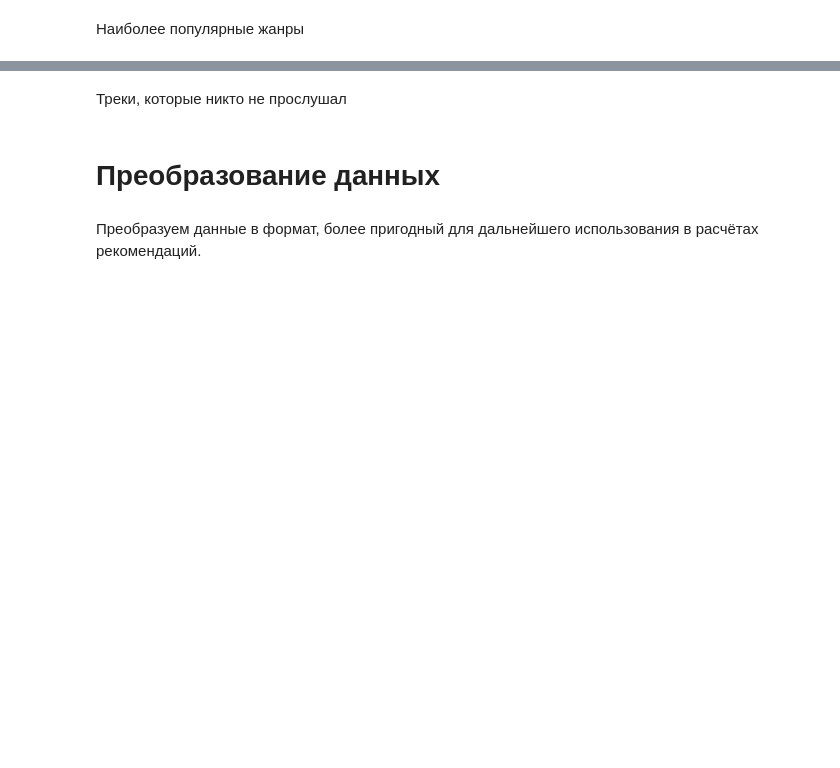
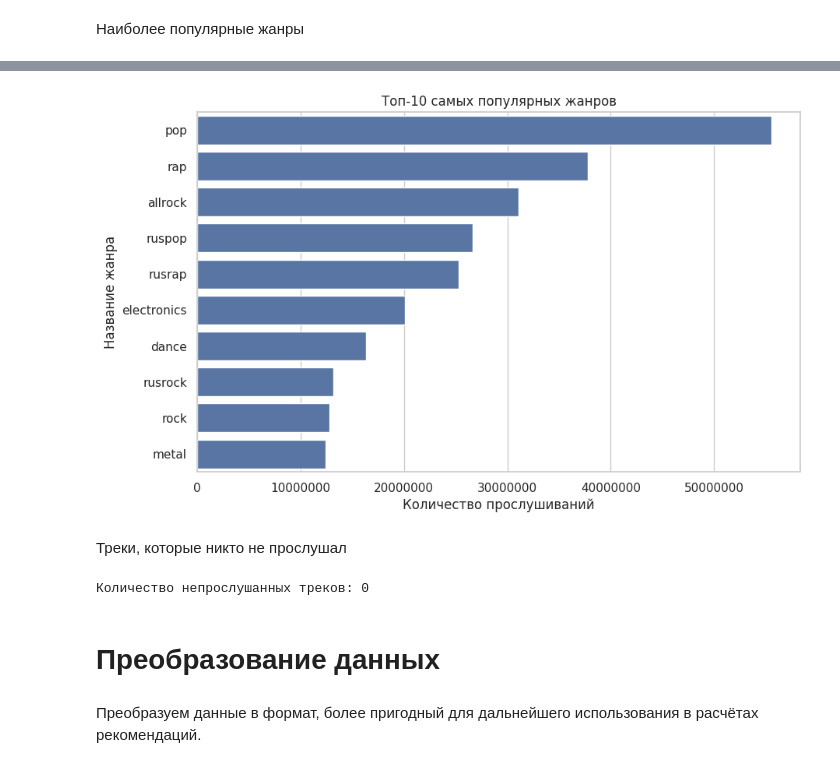
Before and after one commit to Krestom/mle-project-sprint-4-v001, a Jupyter notebook: recommendations.ipynb, the cells around one changed output, grey strips where cells are left out. Drawn from its saved outputs; the diff is of its cells as text; code cells hidden in the pictures; blank space fills up the shorter version.

```diff
--- a/recommendations.ipynb
+++ b/recommendations.ipynb
@@ -146,2 +218,28 @@ interactions.sample(10)
 # %% [markdown]
 Наиболее популярные жанры
+# %%
+# Разворачиваем список жанров для каждого трека
+tracks_exploded = tracks.explode('genres')
+
+# Объединяем с данными о прослушиваниях
+tracks_with_genres = tracks_exploded.merge(
+    track_listen_counts,
+    left_on='track_id',
+    right_on='track_id',
+    how='left'
+)
+
+# Группируем по жанрам и суммируем количество прослушиваний
+genre_popularity = tracks_with_genres.groupby('genres')['listen_count'].sum().reset_index()
+
+# Добавляем названия жанров из catalog_names
+genre_popularity_with_names = genre_popularity.merge(
+    catalog_names[catalog_names['type'] == 'genre'],
+    left_on='genres',
+    right_on='id',
+    how='left'
+)
+
+# Топ-10 самых популярных жанров
+top_genres = genre_popularity_with_names.sort_values(by='listen_count', ascending=False).head(10)
+top_genres[['genres', 'name', 'listen_count']]
@@ -148,5 +258,31 @@ interactions.sample(10)
+# %%
+plt.figure(figsize=(10, 6))
+sns.barplot(data=top_genres, x='listen_count', y='name')
+plt.title('Топ-10 самых популярных жанров')
+plt.xlabel('Количество прослушиваний')
+plt.ylabel('Название жанра')
+# Форматирование оси X
+plt.ticklabel_format(style='plain', axis='x')  # Отключаем научную нотацию
+plt.show()
+# %% [output]
+[figure, added]
 # %% [markdown]
 Треки, которые никто не прослушал
+# %%
+# Треки, которые не были прослушаны
+unlistened_tracks = tracks[~tracks['track_id'].isin(interactions['track_id'])]
+
+# Добавляем названия треков из catalog_names
+unlistened_tracks_with_names = unlistened_tracks.merge(
+    catalog_names[catalog_names['type'] == 'track'],
+    left_on='track_id',
+    right_on='id',
+    how='left'
+)
+
+print(f"Количество непрослушанных треков: {len(unlistened_tracks_with_names)}")
+# %% [output]
+Количество непрослушанных треков: 0
 # %% [markdown]
 # Преобразование данных
 # %% [markdown]
```
Also changed, not shown: parts of 36 cells of this notebook, 1 other file.
